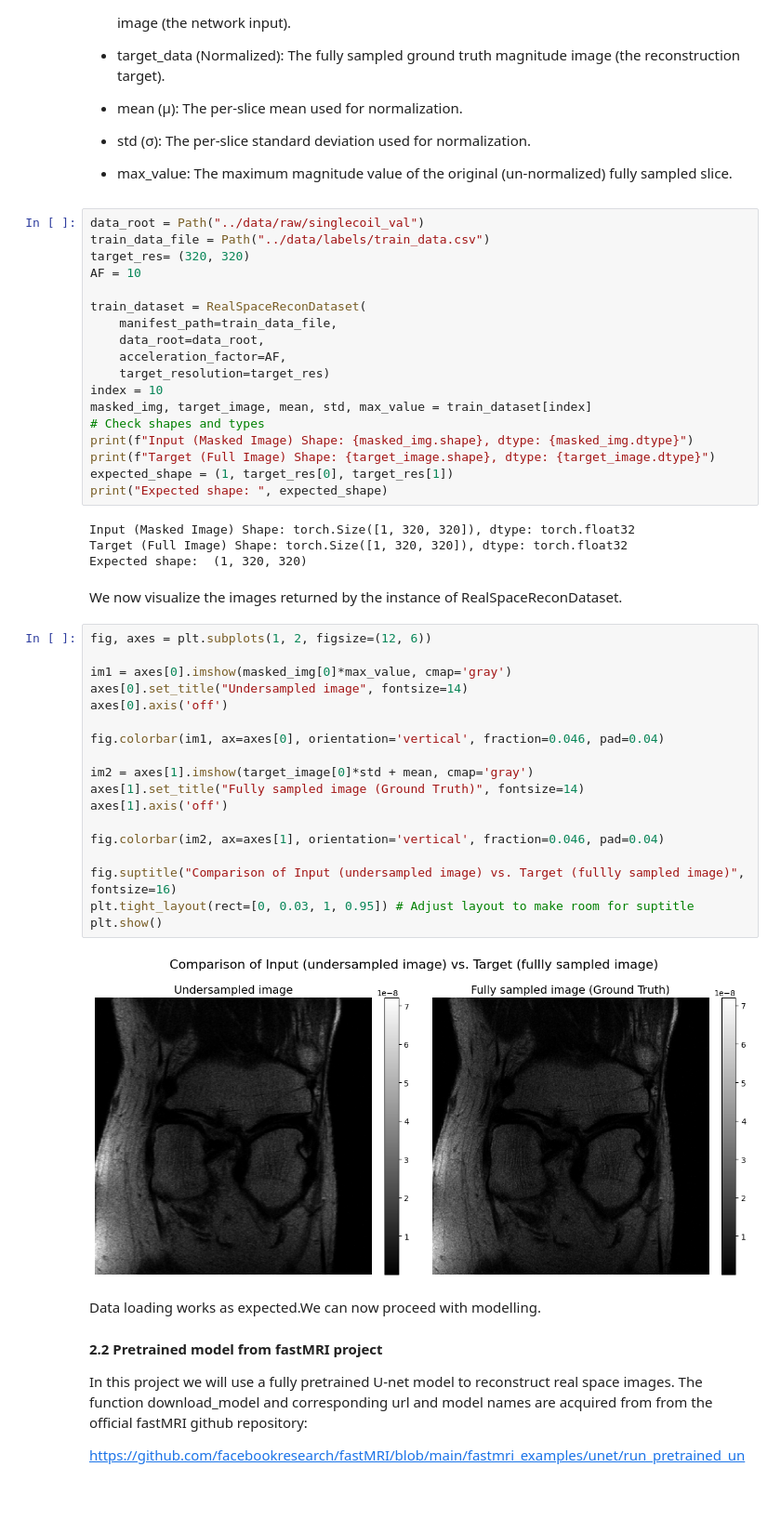
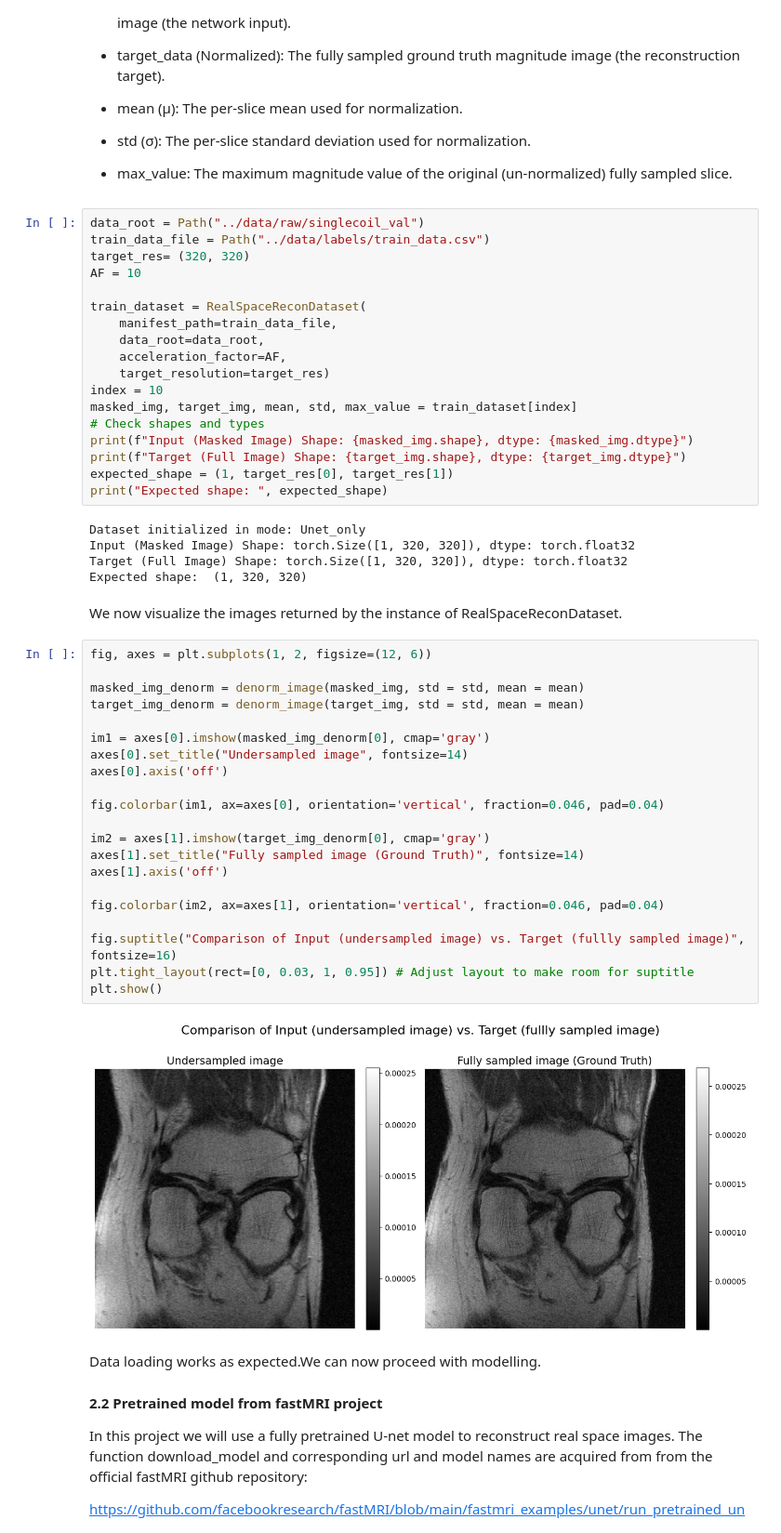
Before and after one commit to AnnaLyamkina/fastMRI-knee-workflow, a Jupyter notebook: notebooks/02_Real_Space_Reconstruction.ipynb, the cells around one changed output. Shown at 93% size. Cells and saved outputs as stored; diff of their text form; blank space fills up the shorter version.

```diff
--- a/notebooks/02_Real_Space_Reconstruction.ipynb
+++ b/notebooks/02_Real_Space_Reconstruction.ipynb
@@ -65,13 +61,14 @@ train_dataset = RealSpaceReconDataset(
     acceleration_factor=AF,
     target_resolution=target_res)
 index = 10
-masked_img, target_image, mean, std, max_value = train_dataset[index]
+masked_img, target_img, mean, std, max_value = train_dataset[index]
 # Check shapes and types
 print(f"Input (Masked Image) Shape: {masked_img.shape}, dtype: {masked_img.dtype}")
-print(f"Target (Full Image) Shape: {target_image.shape}, dtype: {target_image.dtype}")
+print(f"Target (Full Image) Shape: {target_img.shape}, dtype: {target_img.dtype}")
 expected_shape = (1, target_res[0], target_res[1])
 print("Expected shape: ", expected_shape)
 # %% [output]
+Dataset initialized in mode: Unet_only
 Input (Masked Image) Shape: torch.Size([1, 320, 320]), dtype: torch.float32
 Target (Full Image) Shape: torch.Size([1, 320, 320]), dtype: torch.float32
 Expected shape:  (1, 320, 320)
@@ -80,23 +77,26 @@ We now visualize the images returned by the instance of RealSpaceReconDataset.
 # %%
 fig, axes = plt.subplots(1, 2, figsize=(12, 6))
 
-im1 = axes[0].imshow(masked_img[0]*max_value, cmap='gray')
+masked_img_denorm = denorm_image(masked_img, std = std, mean = mean)
+target_img_denorm = denorm_image(target_img, std = std, mean = mean)
+
+im1 = axes[0].imshow(masked_img_denorm[0], cmap='gray')
 axes[0].set_title("Undersampled image", fontsize=14)
 axes[0].axis('off')
 
 fig.colorbar(im1, ax=axes[0], orientation='vertical', fraction=0.046, pad=0.04)
 
-im2 = axes[1].imshow(target_image[0]*std + mean, cmap='gray')
+im2 = axes[1].imshow(target_img_denorm[0], cmap='gray')
 axes[1].set_title("Fully sampled image (Ground Truth)", fontsize=14)
 axes[1].axis('off')
 
 fig.colorbar(im2, ax=axes[1], orientation='vertical', fraction=0.046, pad=0.04)
 
 fig.suptitle("Comparison of Input (undersampled image) vs. Target (fullly sampled image)", fontsize=16)
 plt.tight_layout(rect=[0, 0.03, 1, 0.95]) # Adjust layout to make room for suptitle
 plt.show()
 # %% [output]
-[figure, old version]
+[figure, new version]
 # %% [markdown]
 Data loading works as expected.We can now proceed with modelling.
 
```
Also changed, not shown: parts of 13 cells of this notebook, 4 other files.
